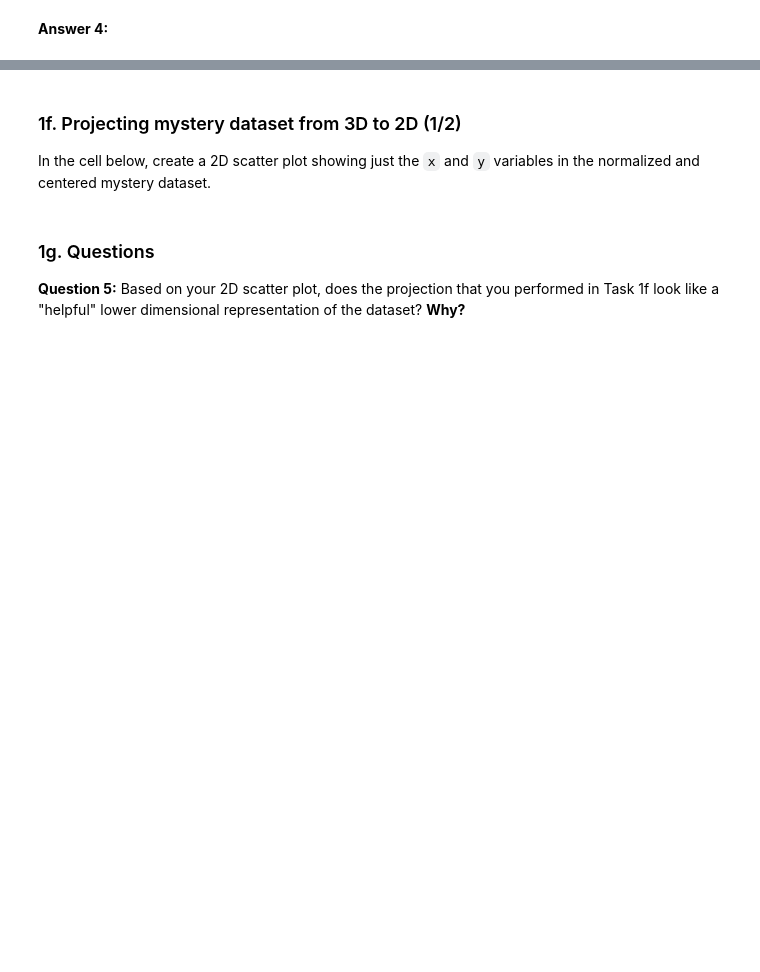
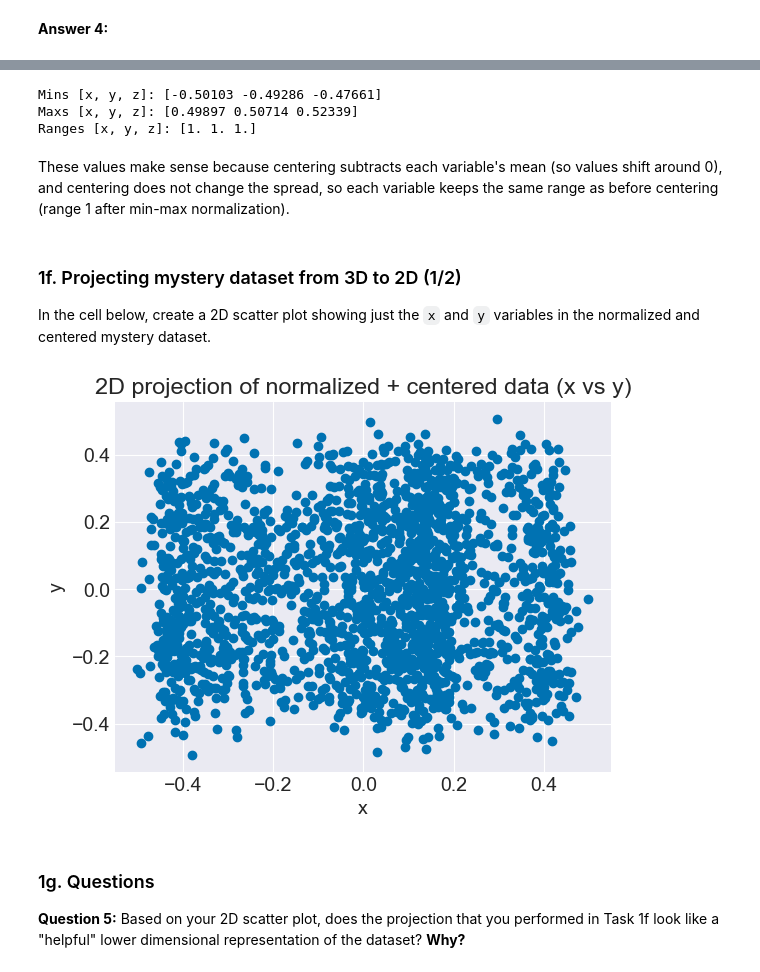
Before and after one commit to LLLgoyour/cs252, a Jupyter notebook: project/p4/data_transformations.ipynb, the cells around one changed output, grey strips where cells are left out. Drawn from its saved outputs; the diff is of its cells as text; code cells hidden in the pictures; blank space fills up the shorter version.

Commit message:
update project 4

```diff
--- a/project/p4/data_transformations.ipynb
+++ b/project/p4/data_transformations.ipynb
@@ -109,3 +182,17 @@ YOUR ANSWER HERE
+# %%
+mins = xyz_centered.min(axis=0)
+maxs = xyz_centered.max(axis=0)
+ranges = maxs - mins
+
+print('Mins [x, y, z]:', mins)
+print('Maxs [x, y, z]:', maxs)
+print('Ranges [x, y, z]:', ranges)
+# %% [output]
+Mins [x, y, z]: [-0.50103 -0.49286 -0.47661]
+Maxs [x, y, z]: [0.49897 0.50714 0.52339]
+Ranges [x, y, z]: [1. 1. 1.]
+# %% [markdown]
+These values make sense because centering subtracts each variable's mean (so values shift around 0), and centering does not change the spread, so each variable keeps the same range as before centering (range 1 after min-max normalization).
 # %% [markdown]
 ### 1f. Projecting mystery dataset from 3D to 2D (1/2)
 
@@ -115,3 +200,13 @@ In the cell below, create a 2D scatter plot showing just the `x` and `y` variabl
+# %%
+# YOUR CODE HERE
+plt.figure()
+plt.scatter(xyz_centered[:, 0], xyz_centered[:, 1])
+plt.xlabel('x')
+plt.ylabel('y')
+plt.title('2D projection of normalized + centered data (x vs y)')
+plt.show()
+# %% [output]
+[figure, added]
 # %% [markdown]
 ### 1g. Questions
 
```
Also changed, not shown: parts of 28 cells of this notebook, 2 other files.
